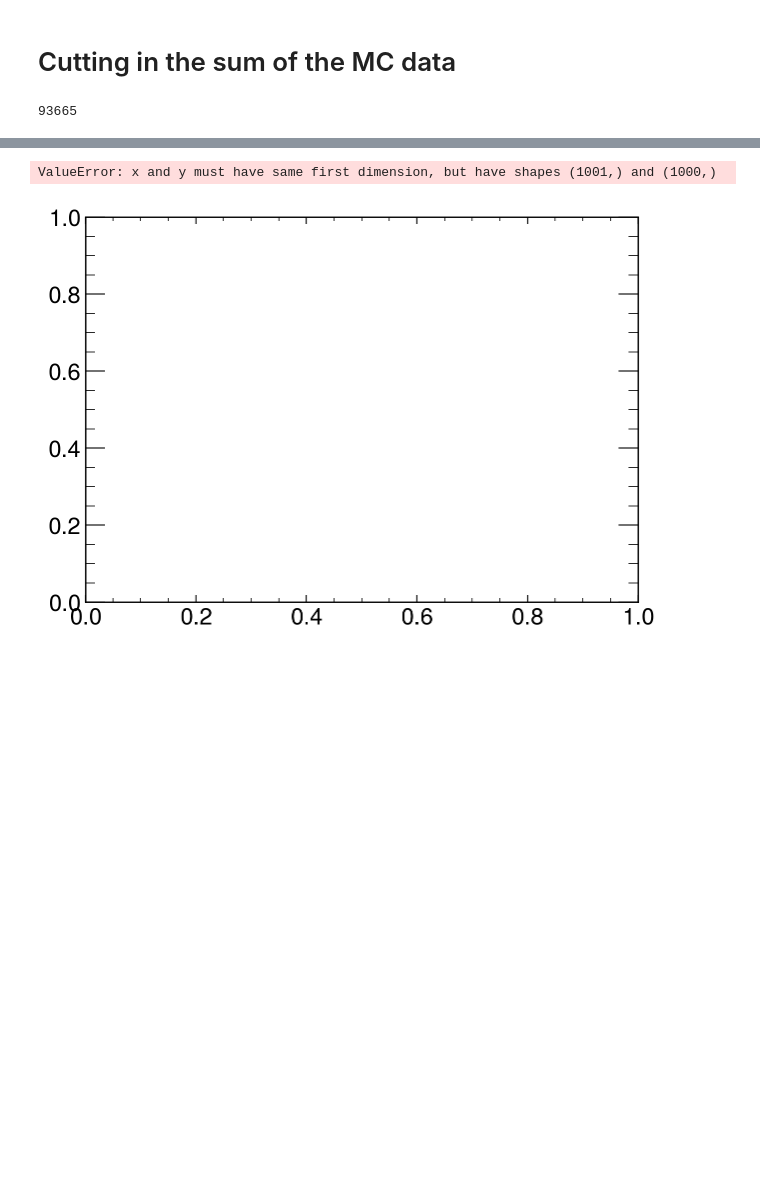
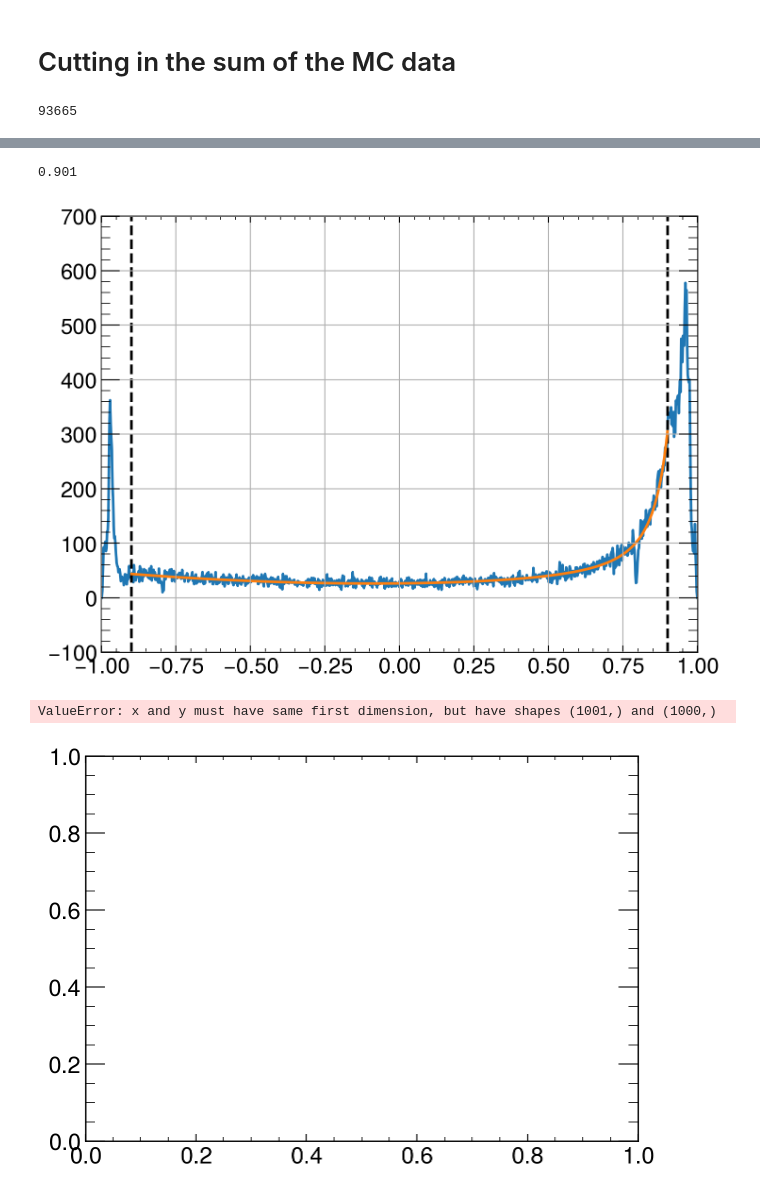
Before and after one commit to lukasg96/z0-precisionmeasurement, a Jupyter notebook: z0_experiment.ipynb, the cells around one changed output, grey strips where cells are left out. Saved outputs shown, nothing was run; the diff lists cells and outputs as text; code cells hidden in the pictures; blank space fills up the shorter version.

```diff
--- a/z0_experiment.ipynb
+++ b/z0_experiment.ipynb
@@ -455,10 +457,10 @@ plt.show()
 # %%
 from scipy.optimize import curve_fit
 # %%
-def dsigdtheta(theta,A,B,C):
-    y = A*(1+theta**2)+B*(1-theta)**(-2)+C
+def dsigdtheta(theta,A,B):
+    y = A*(1+theta**2)+B*(1-theta)**(-2) #+C
     return y
-
-theta = np.linspace(0.1,0.95,1000)
-y = dsigdtheta(theta,1,1,1)
-#plt.plot(theta,y)
+def cdsig(theta,A):
+    return A*(1+theta**2)
+def sdsig(theta,B):
+    y = B*(1-theta)**(-2)
@@ -776,3 +767,34 @@ SyntaxError: invalid syntax (<ipython-input-23-aae9c96c959e>, line 3)
+# %%
+def dsigdtheta(theta,A,B):
+    y = A*(1+theta**2)+B*(1-theta)**(-2) #+C
+    return y
+def cdsig(theta,A):
+    return A*(1+theta**2)
+def sdsig(theta,B):
+    y = B*(1-theta)**(-2)
+# %%
+mid[950]
+# %% [output]
+0.901
+# %%
+# Subtracting t channel
+bin_min = 50
+bin_max = 950
+x_min = mid[bin_min]
+x_max = mid[bin_max]
+
+
+coeff, var_matrix  =curve_fit(dsigdtheta,mid[bin_min:bin_max],E_costhet[bin_min:bin_max])
+hist_fit = dsigdtheta(mid[bin_min:bin_max],*coeff)
+
+plt.plot(mid, E_costhet, label = 'electron_corr')
+plt.axvline(x=0.9, color = 'k', ls = '--')
+plt.axvline(x=-0.9, color = 'k', ls = '--')
+plt.plot(mid[bin_min:bin_max],hist_fit)
+plt.grid()
+#E_s_chan =
+# %% [output]
+[figure, added]
 # %%
 plt.style.use(mplhep.style.ATLAS) # You can load ATLAS/CMS/ALICE plot style
 plt.figure(figsize=(7,5))
```
Also changed, not shown: parts of 9 cells of this notebook.
